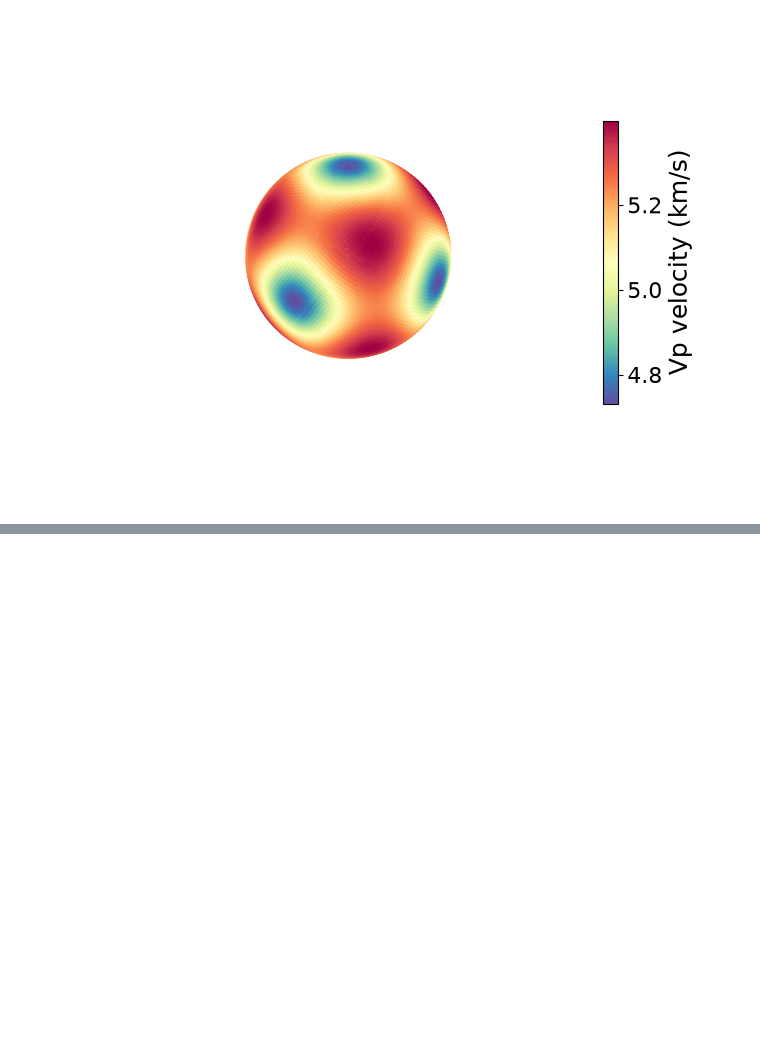
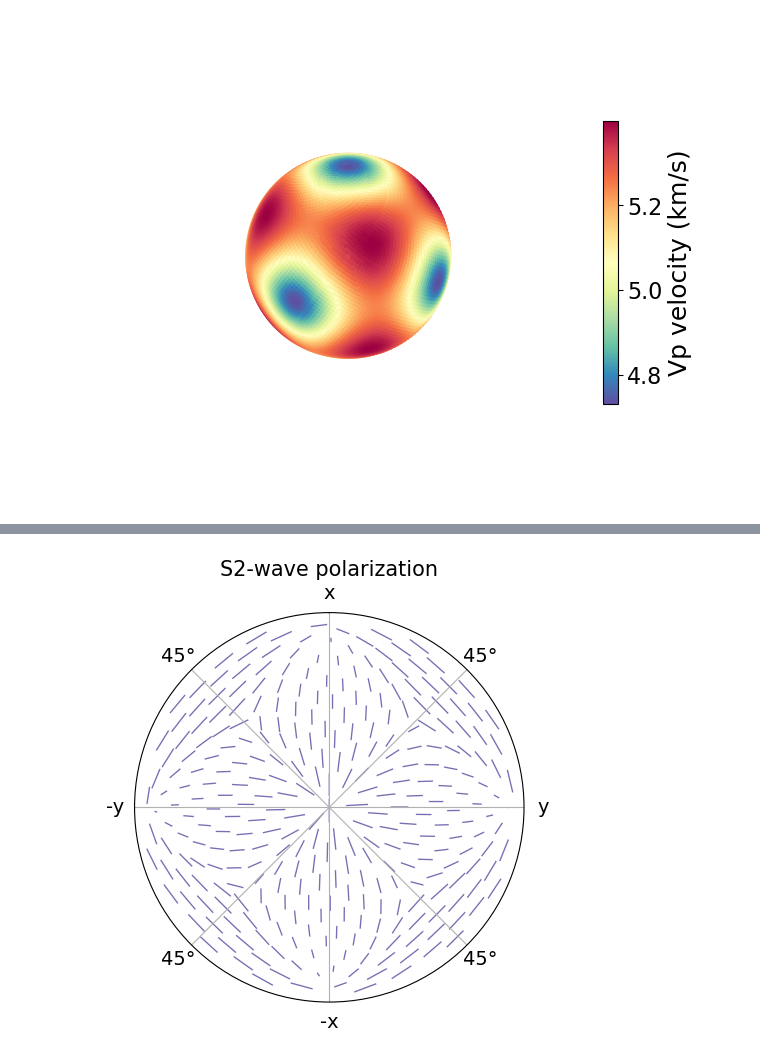
Before and after one commit to marcoalopez/PyRockWave, a Jupyter notebook: notebooks/test_christoffel_GaAs.ipynb, the cells around one changed output, grey strips where cells are left out. Saved outputs shown, nothing was run; the diff lists cells and outputs as text; code cells hidden in the pictures; blank space fills up the shorter version.

```diff
--- a/notebooks/test_christoffel_GaAs.ipynb
+++ b/notebooks/test_christoffel_GaAs.ipynb
@@ -243,0 +336,6 @@ RuntimeError: Colorbar layout of new layout engine not compatible with old engin
+# %%
+fig8, ax8 = plot_polarization_map(
+    wavevectors, polarization[:, 0], color="#7570b3", title="S2-wave polarization"
+)
+# %% [output]
+[figure, added]
```
Also changed, not shown: parts of 15 cells of this notebook.
